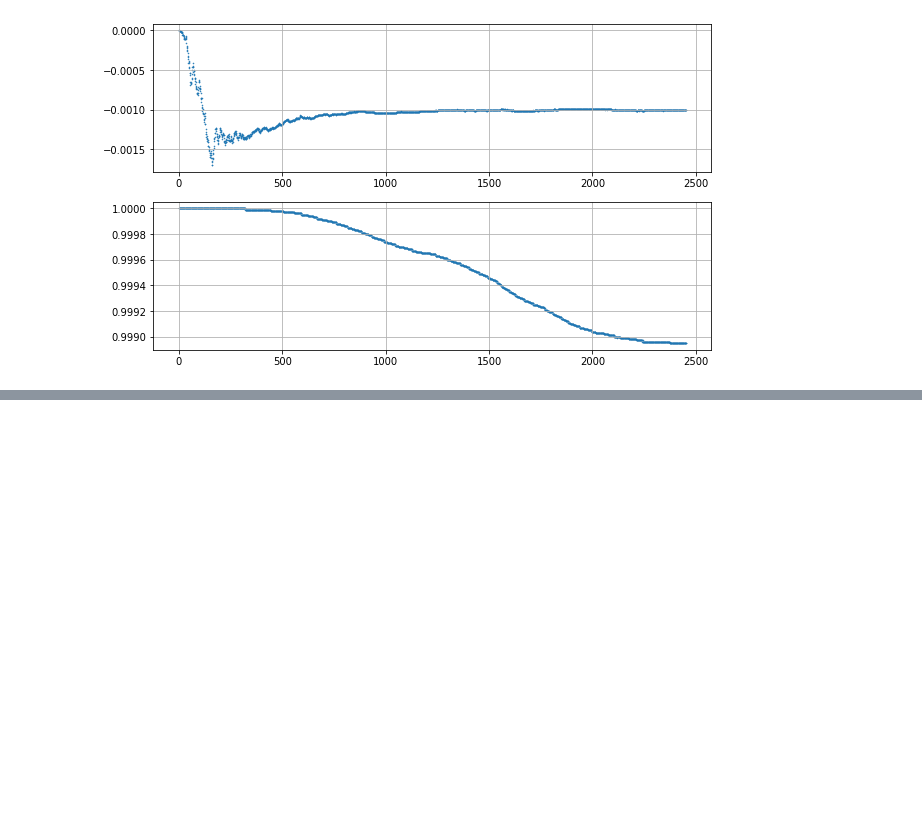
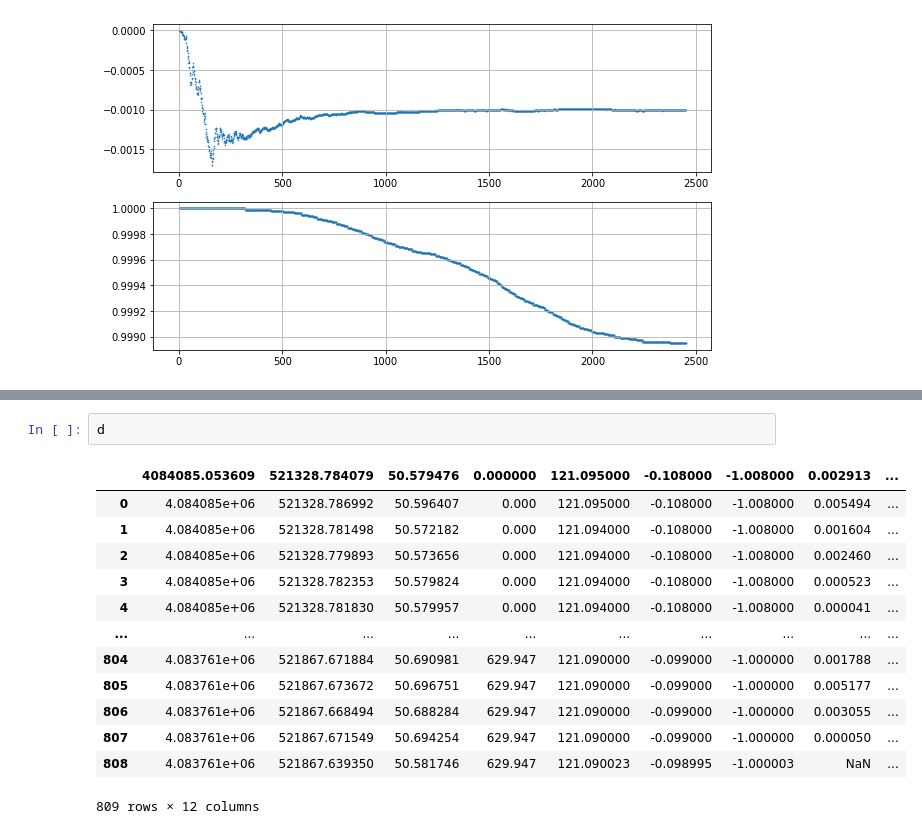
Before and after one commit to xinhaohao/highSpeedRailway, a Jupyter notebook: python_script/datanay.ipynb, the cells around one changed output, grey strips where cells are left out. Drawn from its saved outputs; the diff is of its cells as text; blank space fills up the shorter version.

```diff
--- a/python_script/datanay.ipynb
+++ b/python_script/datanay.ipynb
@@ -24,0 +39,16 @@ ax2.grid()
+# %%
+d
+# %% [output]
+|  | 4084085.053609 | 521328.784079 | 50.579476 | 0.000000 | 121.095000 | -0.108000 | -1.008000 | 0.002913 | ... |
+| 0 | 4.084085e+06 | 521328.786992 | 50.596407 | 0.000 | 121.095000 | -0.108000 | -1.008000 | 0.005494 | ... |
+| 1 | 4.084085e+06 | 521328.781498 | 50.572182 | 0.000 | 121.094000 | -0.108000 | -1.008000 | 0.001604 | ... |
+| 2 | 4.084085e+06 | 521328.779893 | 50.573656 | 0.000 | 121.094000 | -0.108000 | -1.008000 | 0.002460 | ... |
+| 3 | 4.084085e+06 | 521328.782353 | 50.579824 | 0.000 | 121.094000 | -0.108000 | -1.008000 | 0.000523 | ... |
+| 4 | 4.084085e+06 | 521328.781830 | 50.579957 | 0.000 | 121.094000 | -0.108000 | -1.008000 | 0.000041 | ... |
+| ... | ... | ... | ... | ... | ... | ... | ... | ... | ... |
+| 804 | 4.083761e+06 | 521867.671884 | 50.690981 | 629.947 | 121.090000 | -0.099000 | -1.000000 | 0.001788 | ... |
+| 805 | 4.083761e+06 | 521867.673672 | 50.696751 | 629.947 | 121.090000 | -0.099000 | -1.000000 | 0.005177 | ... |
+| 806 | 4.083761e+06 | 521867.668494 | 50.688284 | 629.947 | 121.090000 | -0.099000 | -1.000000 | 0.003055 | ... |
+| 807 | 4.083761e+06 | 521867.671549 | 50.694254 | 629.947 | 121.090000 | -0.099000 | -1.000000 | 0.000050 | ... |
+| 808 | 4.083761e+06 | 521867.639350 | 50.581746 | 629.947 | 121.090023 | -0.098995 | -1.000003 | NaN | ... |
+809 rows × 12 columns
```
Also changed, not shown: parts of 1 cell of this notebook, 36 other files.
